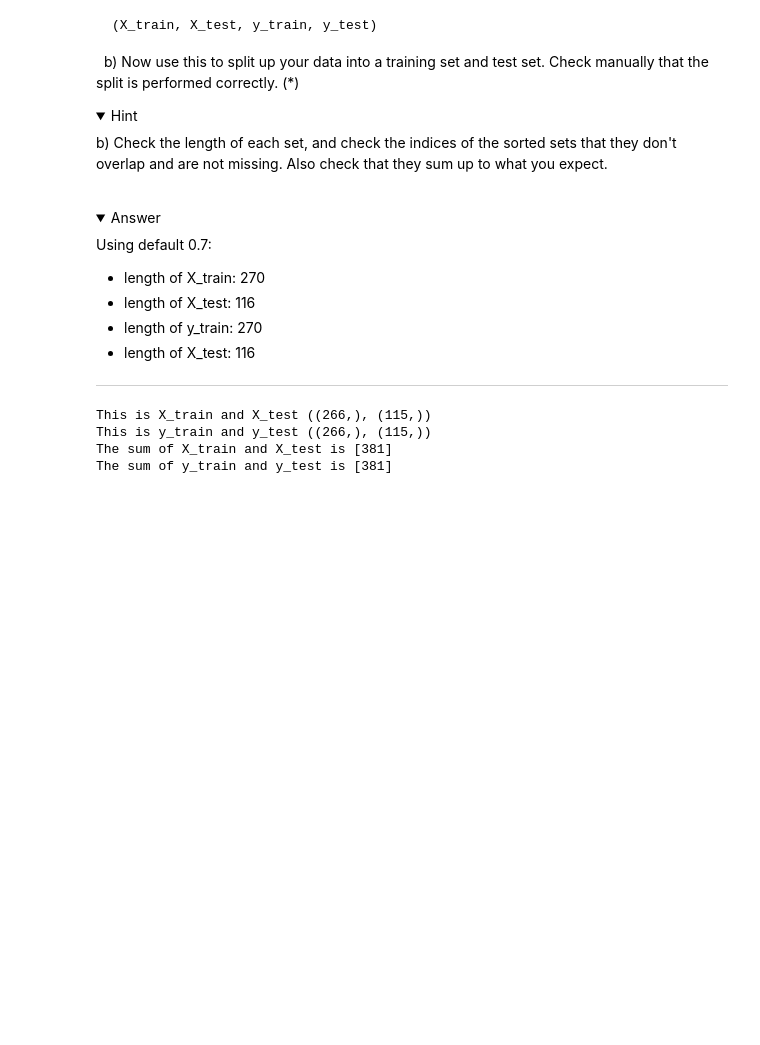
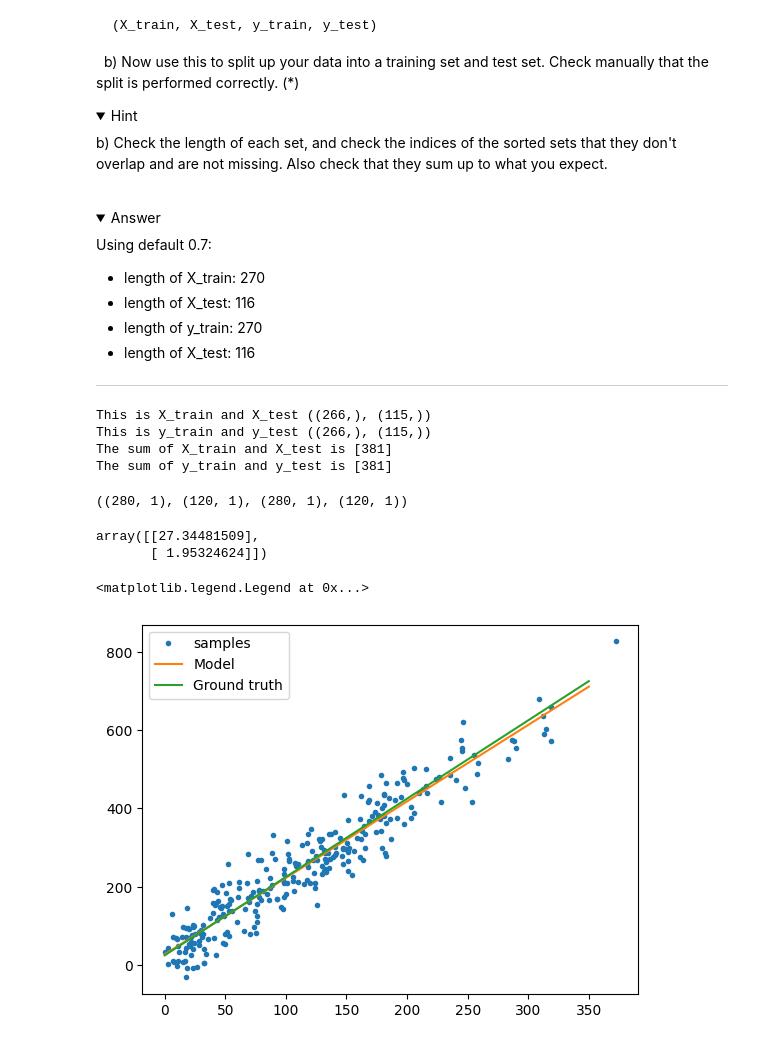
Before and after one commit to SCGlass/Machine-learning, a Jupyter notebook: Exercises/E00_Linear_regression.ipynb, the cells around one changed output. Saved outputs shown, nothing was run; the diff lists cells and outputs as text; code cells hidden in the pictures; folded sections open; blank space fills up the shorter version.

Commit message:
fixed problem with beta hat

```diff
--- a/Exercises/E00_Linear_regression.ipynb
+++ b/Exercises/E00_Linear_regression.ipynb
@@ -190,6 +178,8 @@ Using default 0.7:
 
 ---
 # %%
+# kanske fel?
+
 def train_test_split(X , y , train_fraction=.7, random_state=42, replace=False) -> tuple:
     n_X = int(len(X)*train_fraction)
     X_train = X.sample(n=n_X, random_state=random_state,replace=replace )
@@ -200,9 +190,9 @@ def train_test_split(X , y , train_fraction=.7, random_state=42, replace=False)
     y_test = y.drop(y_train.index)
 
 
-    return (X_train, X_test, y_train, y_test)
+    return X_train, X_test, y_train, y_test
 
-(X_train, X_test, y_train, y_test) = train_test_split(df_phone_sub["SEK per month"],df_phone_sub["called minutes per month"])
+X_train, X_test, y_train, y_test = train_test_split(df_phone_sub["SEK per month"],df_phone_sub["called minutes per month"])
 
 print(f"This is X_train and X_test {X_train.shape, X_test.shape}")
 print(f"This is y_train and y_test {y_train.shape, y_test.shape}")
@@ -213,6 +203,43 @@ This is X_train and X_test ((266,), (115,))
 This is y_train and y_test ((266,), (115,))
 The sum of X_train and X_test is [381]
 The sum of y_train and y_test is [381]
+# %%
+from sklearn.model_selection import train_test_split
+
+X_train, X_test, y_train, y_test = train_test_split(X, y, test_size=0.3, random_state=42)
+X_train = X_train.reshape(-1,1)
+X_test = X_test.reshape(-1,1)
+y_train = y_train.reshape(-1,1)
+y_test= y_test.reshape(-1,1)
+
+
+X_train.shape, X_test.shape, y_train.shape, y_test.shape
+# %% [output]
+((280, 1), (120, 1), (280, 1), (120, 1))
+# %%
+X_train = np.c_[np.ones(len(X_train)), X_train]
+X_test = np.c_[np.ones(len(X_test)), X_test]
+# %%
+
+regression_fit = lambda X, y: np.linalg.inv(X.T@X)@X.T@y
+beta_hat = regression_fit(X_train, y_train)
+
+beta_hat
+# %% [output]
+array([[27.34481509],
+       [ 1.95324624]])
+# %%
+plt.plot(X_train[:,1], y_train, '.', label = "samples")
+
+
+x = np.linspace(0,350)
+y_model = beta_hat[0] + beta_hat[1]*x
+plt.plot(x, y_model, label = "Model")
+plt.plot(x, ground_truth(x), label = "Ground truth")
+plt.legend()
+# %% [output]
+<matplotlib.legend.Legend at 0x...>
+[figure, added]
 # %% [markdown]
 ## 2. Simple linear regression with normal equation (*)
 
```
Also changed, not shown: parts of 8 cells of this notebook, 1 other file.
